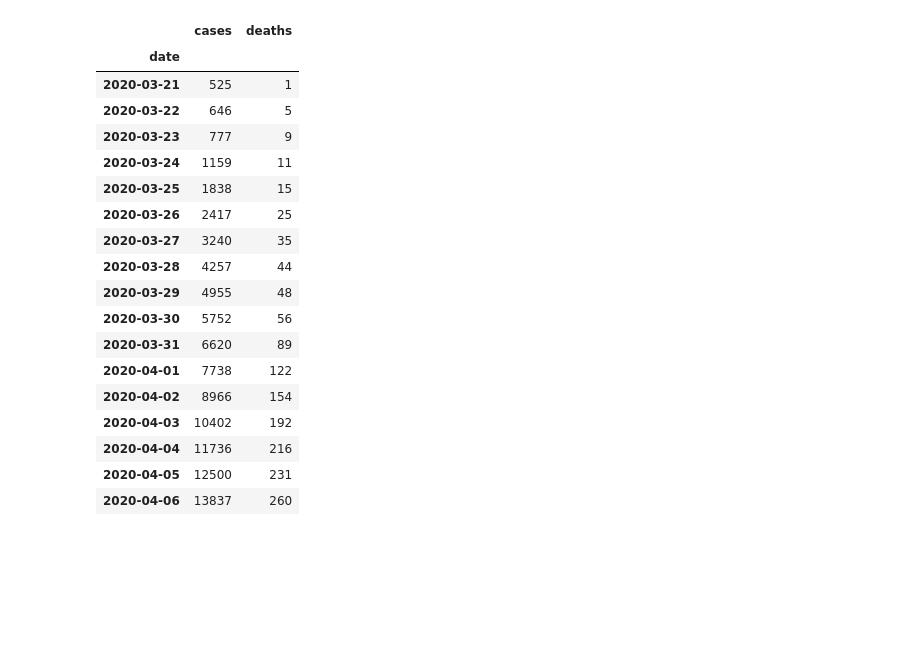
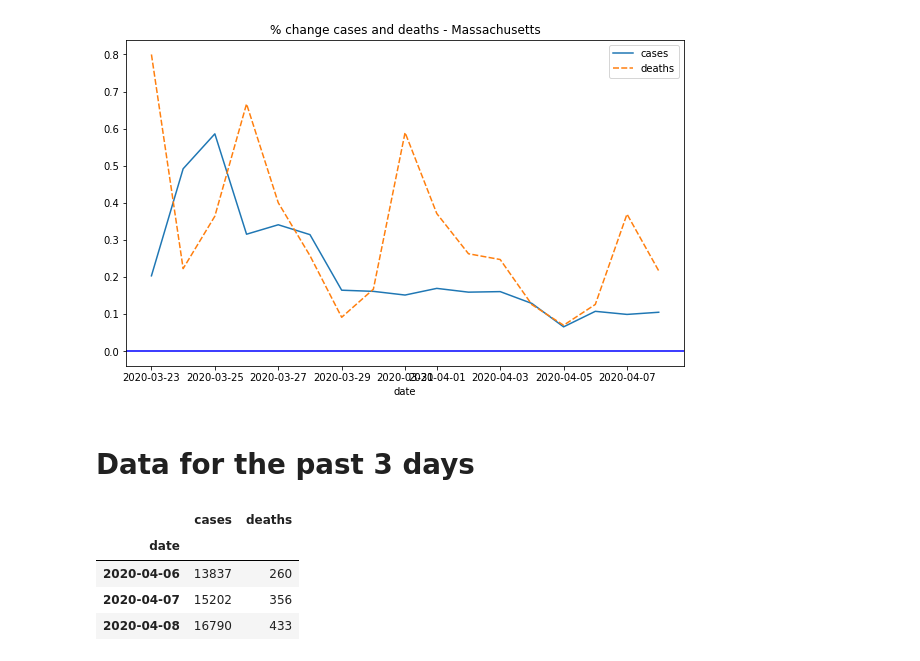
Before and after one commit to rscarvalho/coronavirus-daily-report, a Jupyter notebook: Plots.ipynb, the cells around one changed output. Saved outputs shown, nothing was run; the diff lists cells and outputs as text; code cells hidden in the pictures; blank space fills up the shorter version.

```diff
--- a/Plots.ipynb
+++ b/Plots.ipynb
@@ -31,22 +31,21 @@ plt.show()
+# %%
+plt.figure(figsize=(10, 6))
+ax = sns.lineplot(data=df.pct_change().iloc[2:])
+ax.set_yscale("linear")
+plt.axhline(0, c="blue")
+
+plt.title("% change cases and deaths - Massachusetts")
+
+plt.show()
+# %% [output]
+[figure, added]
+# %% [markdown]
+   # Data for the past 3 days
 # %%
-df
+df[-3:]
 # %% [output]
 |  | cases | deaths |
 | date |  |  |
-| 2020-03-21 | 525 | 1 |
-| 2020-03-22 | 646 | 5 |
-| 2020-03-23 | 777 | 9 |
-| 2020-03-24 | 1159 | 11 |
-| 2020-03-25 | 1838 | 15 |
-| 2020-03-26 | 2417 | 25 |
-| 2020-03-27 | 3240 | 35 |
-| 2020-03-28 | 4257 | 44 |
-| 2020-03-29 | 4955 | 48 |
-| 2020-03-30 | 5752 | 56 |
-| 2020-03-31 | 6620 | 89 |
-| 2020-04-01 | 7738 | 122 |
-| 2020-04-02 | 8966 | 154 |
-| 2020-04-03 | 10402 | 192 |
-| 2020-04-04 | 11736 | 216 |
-| 2020-04-05 | 12500 | 231 |
 | 2020-04-06 | 13837 | 260 |
+| 2020-04-07 | 15202 | 356 |
+| 2020-04-08 | 16790 | 433 |
```
Also changed, not shown: parts of 4 cells of this notebook, 1 other file.
